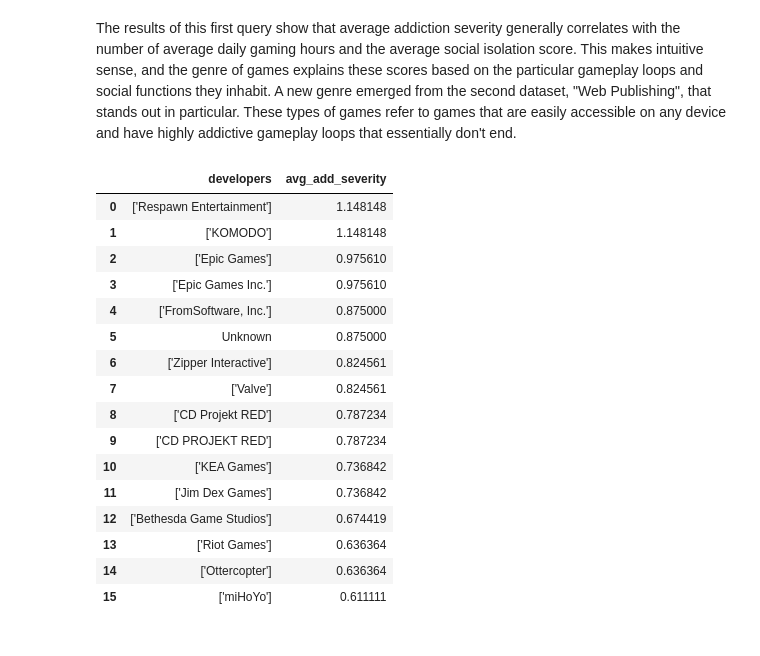
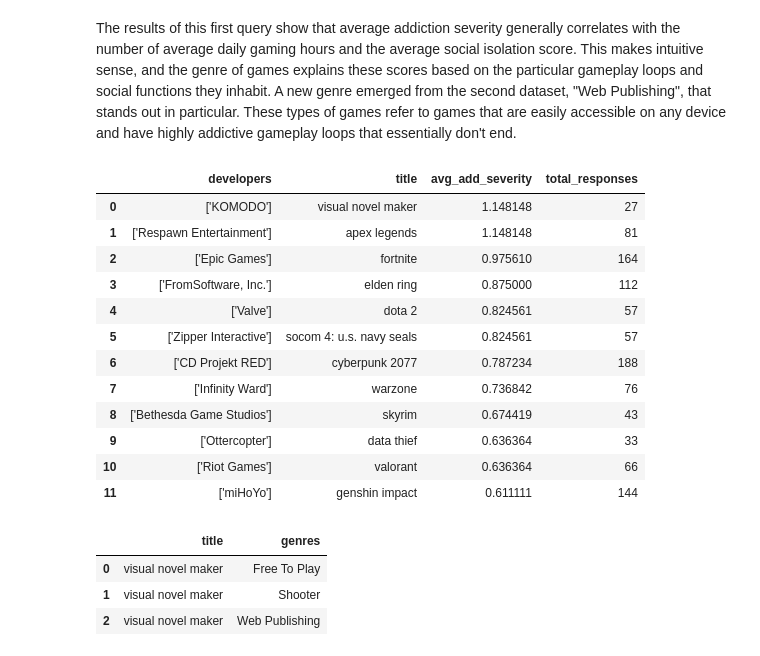
Before and after one commit to jmlax123/gaming_mental_health, a Jupyter notebook: notebook/gaming_mental_health_data.ipynb, the cells around one changed output. Cells and saved outputs as stored; diff of their text form; code cells hidden in the pictures.

Commit message:
Expanded upon second SQL query

```diff
--- a/notebook/gaming_mental_health_data.ipynb
+++ b/notebook/gaming_mental_health_data.ipynb
@@ -1626,35 +1635,55 @@ The results of this first query show that average addiction severity generally c
 # %%
 # Second SQL Query
 # Which developers make games with the highest addiction severity? Find the median to answer this.
 # 1. Return developer and addiction_severity to find which one has the highest rate of addiction.
-# 2. Find the average addiction severity for each developer.
+# 2. Find the average addiction severity for each developer, along with their title for reference.
 
 query_2 = """
     SELECT
         gc.developers,
-        AVG(sr.addiction_severity) AS avg_add_severity
+        gc.title,
+        AVG(sr.addiction_severity) AS avg_add_severity,
+        COUNT(sr.addiction_severity) AS total_responses
     FROM survey_responses sr
     INNER JOIN games_catalog gc ON sr.game_id = gc.game_id
-    GROUP BY gc.developers
-    ORDER BY avg_add_severity DESC
+    GROUP BY
+        gc.developers,
+        gc.title
+    HAVING total_responses >= 5
+    ORDER BY avg_add_severity DESC;
 """
 
+# Because "visual novel maker" seems to have a small sample size, I will have the query only include total responses above or equal to 5
+
 sql_query_plug(query_2)
 # %% [output]
-|  | developers | avg_add_severity |
-| 0 | ['Respawn Entertainment'] | 1.148148 |
-| 1 | ['KOMODO'] | 1.148148 |
-| 2 | ['Epic Games'] | 0.975610 |
-| 3 | ['Epic Games Inc.'] | 0.975610 |
-| 4 | ['FromSoftware, Inc.'] | 0.875000 |
-| 5 | Unknown | 0.875000 |
-| 6 | ['Zipper Interactive'] | 0.824561 |
-| 7 | ['Valve'] | 0.824561 |
-| 8 | ['CD Projekt RED'] | 0.787234 |
-| 9 | ['CD PROJEKT RED'] | 0.787234 |
-| 10 | ['KEA Games'] | 0.736842 |
-| 11 | ['Jim Dex Games'] | 0.736842 |
-| 12 | ['Bethesda Game Studios'] | 0.674419 |
-| 13 | ['Riot Games'] | 0.636364 |
-| 14 | ['Ottercopter'] | 0.636364 |
-| 15 | ['miHoYo'] | 0.611111 |
+|  | developers | title | avg_add_severity | total_responses |
+| 0 | ['KOMODO'] | visual novel maker | 1.148148 | 27 |
+| 1 | ['Respawn Entertainment'] | apex legends | 1.148148 | 81 |
+| 2 | ['Epic Games'] | fortnite | 0.975610 | 164 |
+| 3 | ['FromSoftware, Inc.'] | elden ring | 0.875000 | 112 |
+| 4 | ['Valve'] | dota 2 | 0.824561 | 57 |
+| 5 | ['Zipper Interactive'] | socom 4: u.s. navy seals | 0.824561 | 57 |
+| 6 | ['CD Projekt RED'] | cyberpunk 2077 | 0.787234 | 188 |
+| 7 | ['Infinity Ward'] | warzone | 0.736842 | 76 |
+| 8 | ['Bethesda Game Studios'] | skyrim | 0.674419 | 43 |
+| 9 | ['Ottercopter'] | data thief | 0.636364 | 33 |
+| 10 | ['Riot Games'] | valorant | 0.636364 | 66 |
+| 11 | ['miHoYo'] | genshin impact | 0.611111 | 144 |
+# %%
+# Check genre of "visual novel maker"
+check_genre_query = """
+    SELECT
+        gc.title,
+        gg.genres
+    FROM games_catalog gc
+    INNER JOIN game_genres gg ON gc.game_id = gg.game_id
+    WHERE gc.title = 'visual novel maker';
+"""
+
+sql_query_plug(check_genre_query)
+# %% [output]
+|  | title | genres |
+| 0 | visual novel maker | Free To Play |
+| 1 | visual novel maker | Shooter |
+| 2 | visual novel maker | Web Publishing |
```
Also changed, not shown: parts of 4 cells of this notebook, 2 other files.
